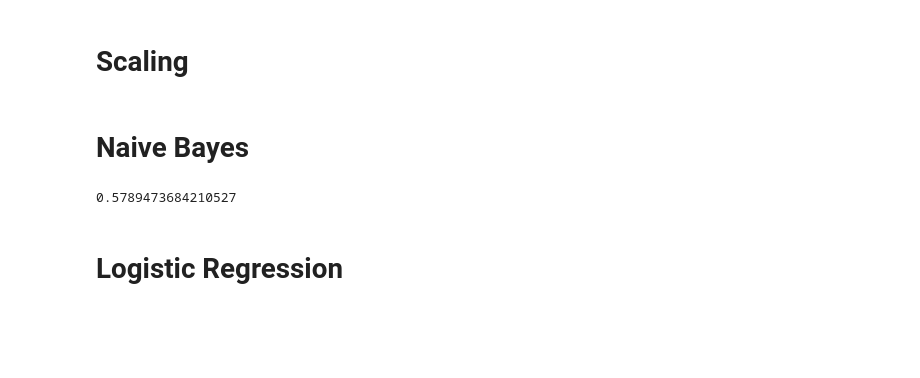
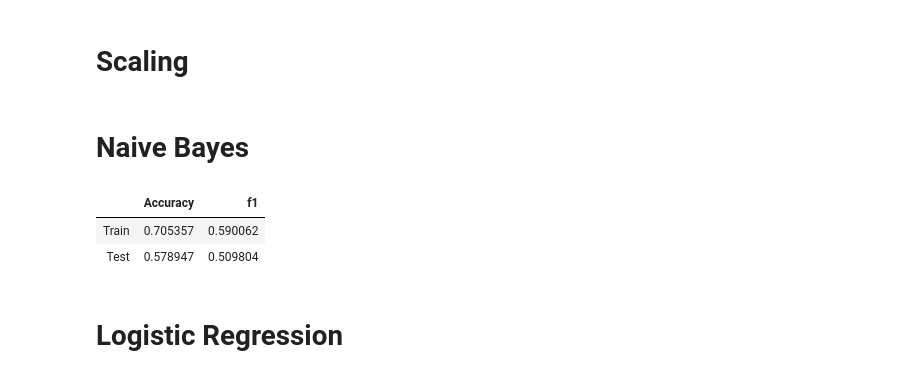
Before and after one commit to SurajSarangi/Iris-Flower-Classification, a Jupyter notebook: Iris.ipynb, the cells around one changed output. Saved outputs shown, nothing was run; the diff lists cells and outputs as text; code cells hidden in the pictures; blank space fills up the shorter version.

```diff
--- a/Iris.ipynb
+++ b/Iris.ipynb
@@ -89,12 +76,26 @@ X_test2=MinMaxScaler().fit_transform(X_test)
 # Naive Bayes
 # %%
 from sklearn.naive_bayes import MultinomialNB
-# %%
-mnb=MultinomialNB().fit(X_train,y_train)
-s_dict['Naive Bayes']=mnb.score(X_test,y_test)
-print(s_dict['Naive Bayes'])
-# %% [output]
-0.5789473684210527
+# %%
+def mnb():
+    mnb=MultinomialNB().fit(X_train,y_train)
+    y_pred = mnb.predict(X_train)
+    y_pred2= mnb.predict(X_test)
+
+    s1 = accuracy_score(y_train, y_pred)
+    s2 = f1_score(y_train, y_pred, average='macro')
+    s3 = accuracy_score(y_test, y_pred2)
+    s4 = f1_score(y_test, y_pred2, average='macro')
+
+    acc_dict['Naive Bayes']=s3
+    f1_dict['Naive Bayes']=s4
+    return pd.DataFrame([[s1,s2],[s3,s4]], index=['Train','Test'], columns=['Accuracy', 'f1'])
+
+mnb()
+# %% [output]
+|  | Accuracy | f1 |
+| Train | 0.705357 | 0.590062 |
+| Test | 0.578947 | 0.509804 |
 # %% [markdown]
 # Logistic Regression
 # %%
```
Also changed, not shown: parts of 28 cells of this notebook.
